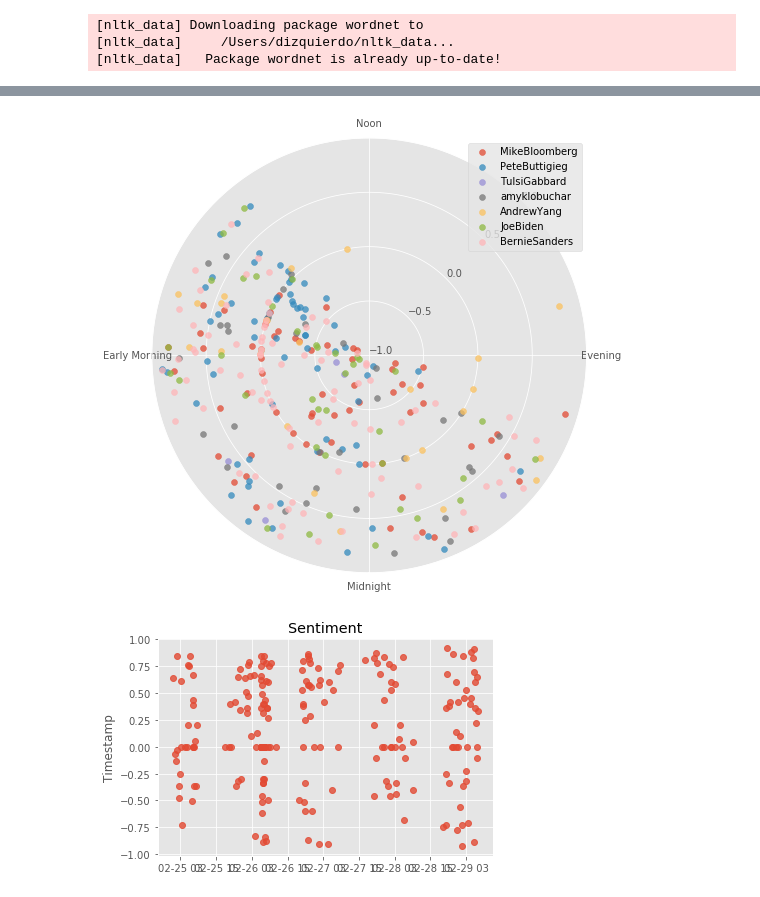
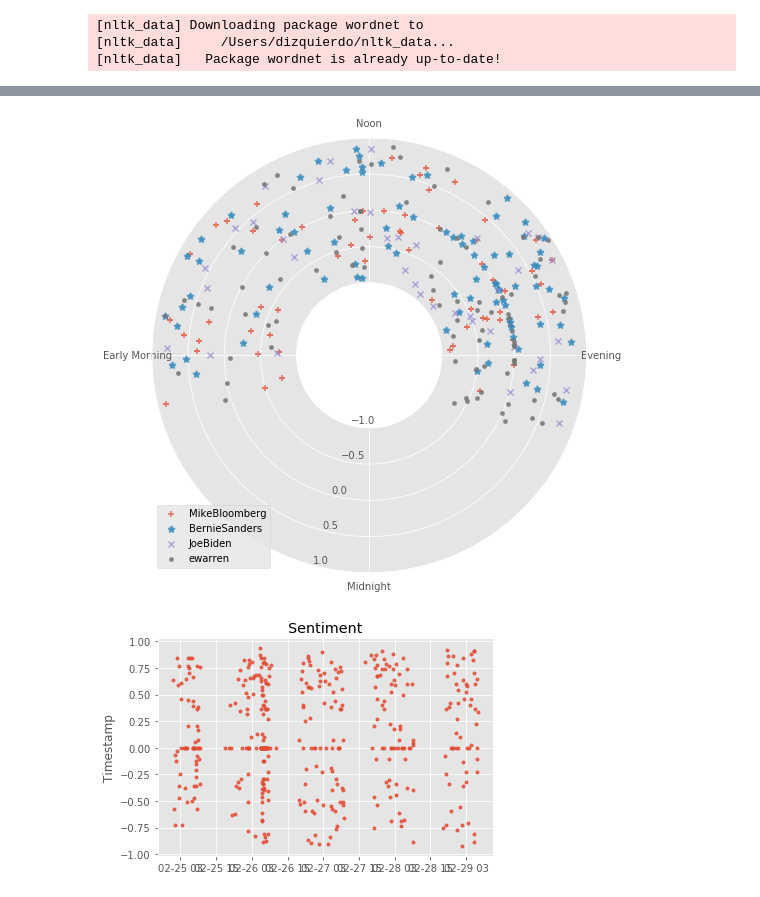
Before and after one commit to danjizquierdo/Sentimental, a Jupyter notebook: NLP_EDA.ipynb, the cells around one changed output, grey strips where cells are left out. Cells and saved outputs as stored; diff of their text form; code cells hidden in the pictures.

```diff
--- a/NLP_EDA.ipynb
+++ b/NLP_EDA.ipynb
@@ -181,2 +104,0 @@ data.query(f'sentiment== {max_sentiment}')
-# %%
-tick = g.yaxis.get_major_ticks()[1]
@@ -294,5 +147,0 @@ data.resample()
-# %%
-import numpy as np
-# Compute areas and colors
-N = 150
-data['theta'] = data.index 2 * np.pi * np.random.rand(N)
@@ -323,8 +148,7 @@ max(winter_time(data.index))
 # %%
 def winter_time(t_index):
     """Convert DateTime to equivalent polar coordinate 0=Midnight, Pi=Noon. Vectorize if possible."""
-    #Code from Andrew giving decimal of datetime
     since_midnight = t_index.hour * 3600 + t_index.minute * 60 + t_index.second
     polar_time = np.pi*2*since_midnight /60/60/24
-    return polar_time
+    return polar_time.values
 # %%
@@ -348,31 +182,30 @@ c = ax.scatter(theta, r, alpha=0.75)
+# %%
+real_candidates = ['MikeBloomberg','BernieSanders','JoeBiden', 'ewarren']
 # %%
-candidates = set(data['2020-02-25':'2020-03-03'].name.values)
-fig, axes = plt.subplots(1,len(candidates), figsize=(12,8))
-for count, candidate in enumerate(candidates):
+fig, axes = plt.subplots(1,len(real_candidates), figsize=(12,8))
+legends = {'ewarren': '.', 'BernieSanders':'*', 'MikeBloomberg':'+', 'JoeBiden':'x'}
+for count, candidate in enumerate(real_candidates):
     subset = data['2020-02-25':'2020-03-03'].query(f'name=="{candidate}"')
+    subset['theta'] = winter_time(subset.index)
     fig = plt.subplot(polar=True)
-    r = subset.sentiment
-    theta = winter_time(subset.index)
     ax = plt.gca()
-#     ax=axes[count]
-#     ax = fig.add_subplot(110+count+1, polar=True)
-    ax.set_rorigin(-1)
+    ax.set_rorigin(-2)
     ax.set_rlim(-1,1)
-    # ax.set_rgrids([-1,0,1])
-    ax.set_theta_zero_location('S')
-    ax.set_rticks([-1,-.5,0,.5,1])
+    ax.set_theta_zero_location('S', 210)
     ax.set_theta_direction(-1)
     ax.set_rlabel_position(225)
-    ax.set_thetagrids(angles = [0,90,180,270],
+    offset = [210,300,30,120]
+    ax.set_rticks([-1,-.5,0,.5,1])
+    ax.set_thetagrids(angles = offset,
                       labels = ('Midnight', 'Early Morning', 'Noon', 'Evening'))
-    c = ax.scatter(theta, r, alpha=0.75)
-    plt.legend(candidates)
+    c = ax.scatter(subset['theta'], subset['sentiment'], alpha=0.75, marker=legends[candidate], linewidths=2)
+    plt.legend(real_candidates)
 # %% [output]
-[figure, old version]
+[figure, new version]
 # %%
 fig, ax = plt.subplots()
-ax.plot(data.loc['2020-02-25':'2020-02-29', 'sentiment'], marker='o', alpha=.8, linestyle='None')
+ax.plot(data.loc['2020-02-25':'2020-02-29', 'sentiment'], marker='.', alpha=.8, linestyle='None')
 ax.set_ylabel('Timestamp')
 ax.set_title('Sentiment');
 # %% [output]
-[figure, old version]
+[figure, new version]
```
Also changed, not shown: parts of 65 cells of this notebook, 1 other file.
